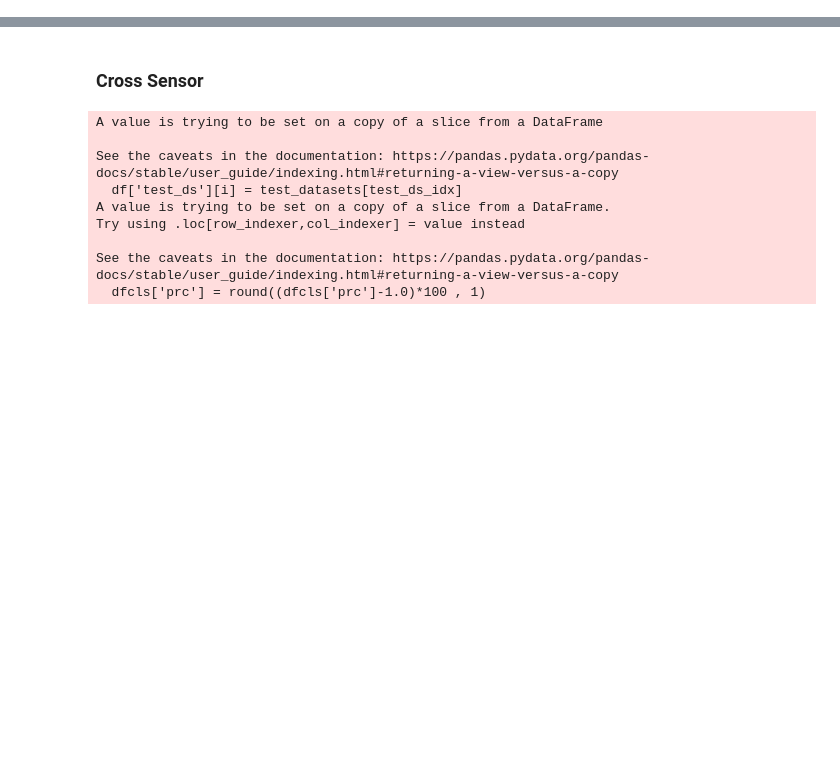
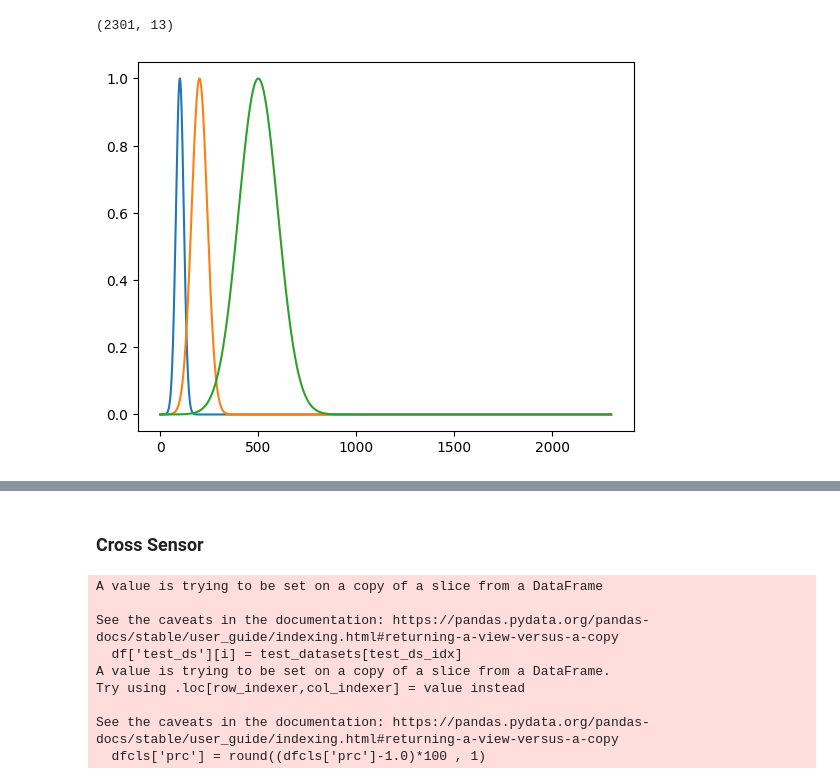
Before and after one commit to geobreeze/geobreeze, a Jupyter notebook: gb.ipynb, the cells around one changed output, grey strips where cells are left out. Drawn from its saved outputs; the diff is of its cells as text; code cells hidden in the pictures; blank space fills up the shorter version.

```diff
--- a/gb.ipynb
+++ b/gb.ipynb
@@ -23,0 +101,35 @@ dsconfig = load_ds_cfg('hyperview')
+# %%
+import numpy as np
+import os
+
+root = '/home/hk-project-pai00028/tum_mhj8661/code/fm-playground/geofm_src/foundation_models/SenPaMAE/responsefunctions'
+arr = np.load(os.path.join(root,'rfs_sentinel2_a_13b.npy'))
+arr.shape
+# %% [output]
+(2301, 13)
+# %%
+from torch import Tensor
+import torch
+
+def _create_srf_from_mu_std(mus: Tensor, sigmas: Tensor):
+    assert mus.shape[0] == sigmas.shape[0]
+    x_min, x_max = 0, 2301
+    x = torch.linspace(x_min, x_max, 2301).unsqueeze(0).to(mus.device)
+    vals = torch.exp(-0.5 * ((x - mus.unsqueeze(1)) / sigmas.unsqueeze(1)) ** 2)
+    vals = vals / vals.max(dim=1, keepdim=True)[0]
+    return vals
+
+vals = _create_srf_from_mu_std(
+    torch.tensor([100, 200, 500]),
+    torch.tensor([20, 40, 100])
+)
+
+vals.shape
+
+import matplotlib.pyplot as plt
+
+plt.figure()
+for i in range(vals.shape[0]):
+    plt.plot(vals[i,:], label=f'Band {i+1}')
+# %% [output]
+[figure, added]
```
Also changed, not shown: parts of 19 cells of this notebook, 6 other files.
